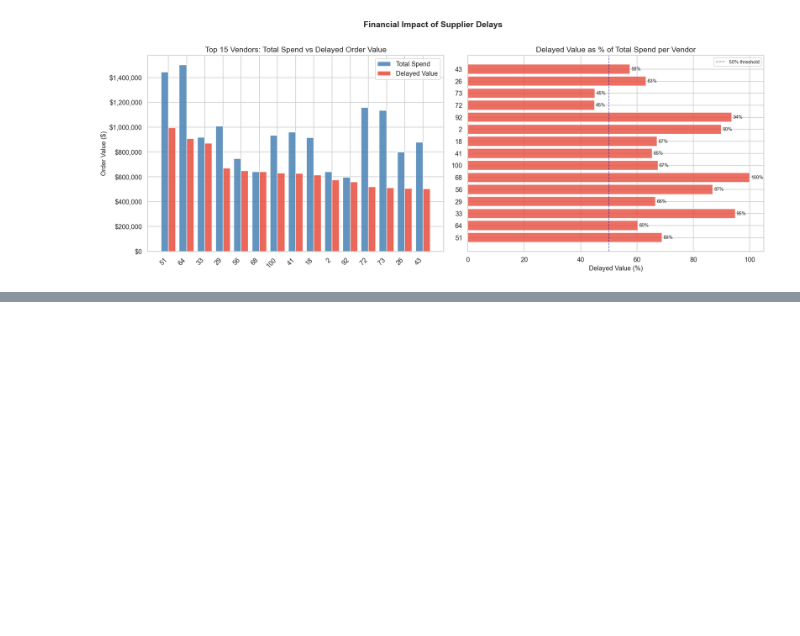
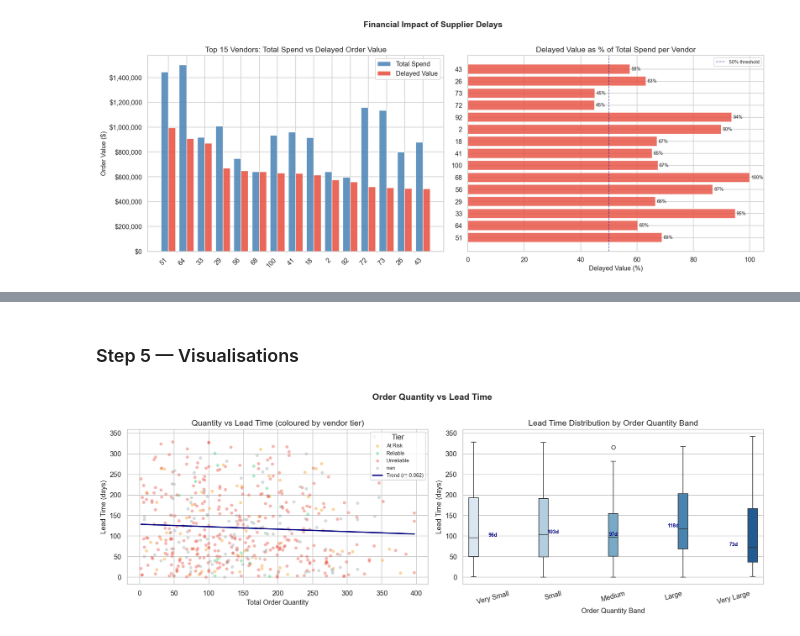
Before and after one commit to Muhammad-Umer-Riaz/data-analyst-portfolio, a Jupyter notebook: Supplier_Performance_Analysis/supplier_performance_analysis.ipynb, the cells around one changed output, grey strips where cells are left out. Drawn from its saved outputs; the diff is of its cells as text; code cells hidden in the pictures; blank space fills up the shorter version.

```diff
--- a/Supplier_Performance_Analysis/supplier_performance_analysis.ipynb
+++ b/Supplier_Performance_Analysis/supplier_performance_analysis.ipynb
@@ -1340,0 +1518,56 @@ The Pearson correlation between order value and days late is r = -0.031 (p = 0.6
+# %% [markdown]
+### Step 5 — Visualisations
+# %%
+# ── Plot 1: Scatter with regression line ─────────────────────────────────────
+tier_colors_map = {
+    'Reliable':   '#2ecc71',
+    'At Risk':    '#f39c12',
+    'Unreliable': '#e74c3c',
+    None:         '#95a5a6',
+}
+
+fig, axes = plt.subplots(1, 2, figsize=(15, 5))
+fig.suptitle("Order Quantity vs Lead Time",
+             fontsize=14, fontweight='bold', y=1.01)
+
+# Scatter coloured by tier
+for tier, grp in df_qty_lt_tiered.groupby('tier', dropna=False):
+    label = tier if tier else 'Unscored'
+    color = tier_colors_map.get(tier, '#95a5a6')
+    axes[0].scatter(grp['total_quantity'], grp['lead_time_days'],
+                    color=color, alpha=0.4, s=25,
+                    edgecolors='none', label=label)
+
+# Overall regression line
+m, b = np.polyfit(df_qty_lt['total_quantity'],
+                  df_qty_lt['lead_time_days'], 1)
+x_line = np.linspace(df_qty_lt['total_quantity'].min(),
+                     df_qty_lt['total_quantity'].max(), 100)
+axes[0].plot(x_line, m * x_line + b, color='navy',
+             linewidth=2, label=f'Trend (r={corr_overall:.3f})')
+
+axes[0].set_title("Quantity vs Lead Time (coloured by vendor tier)")
+axes[0].set_xlabel("Total Order Quantity")
+axes[0].set_ylabel("Lead Time (days)")
+axes[0].legend(fontsize=8, title='Tier')
+
+# ── Plot 2: Median lead time by quantity band (box plot) ─────────────────────
+sns.boxplot(data=df_qty_lt, x='quantity_band', y='lead_time_days',
+            hue='quantity_band',
+            order=['Very Small', 'Small', 'Medium', 'Large', 'Very Large'],
+            palette='Blues', ax=axes[1], legend=False)
+axes[1].set_title("Lead Time Distribution by Order Quantity Band")
+axes[1].set_xlabel("Order Quantity Band")
+axes[1].set_ylabel("Lead Time (days)")
+axes[1].tick_params(axis='x', rotation=15)
+
+# Annotate medians
+for i, row in enumerate(df_band_summary.itertuples()):
+    axes[1].text(i, row.median_lt + 3, f'{row.median_lt:.0f}d',
+                 ha='center', fontsize=8, fontweight='bold', color='navy')
+
+plt.tight_layout()
+plt.savefig("quantity_vs_lead_time.png", bbox_inches='tight')
+plt.show()
+# %% [output]
+[figure, added]
```
Also changed, not shown: parts of 11 cells of this notebook.
